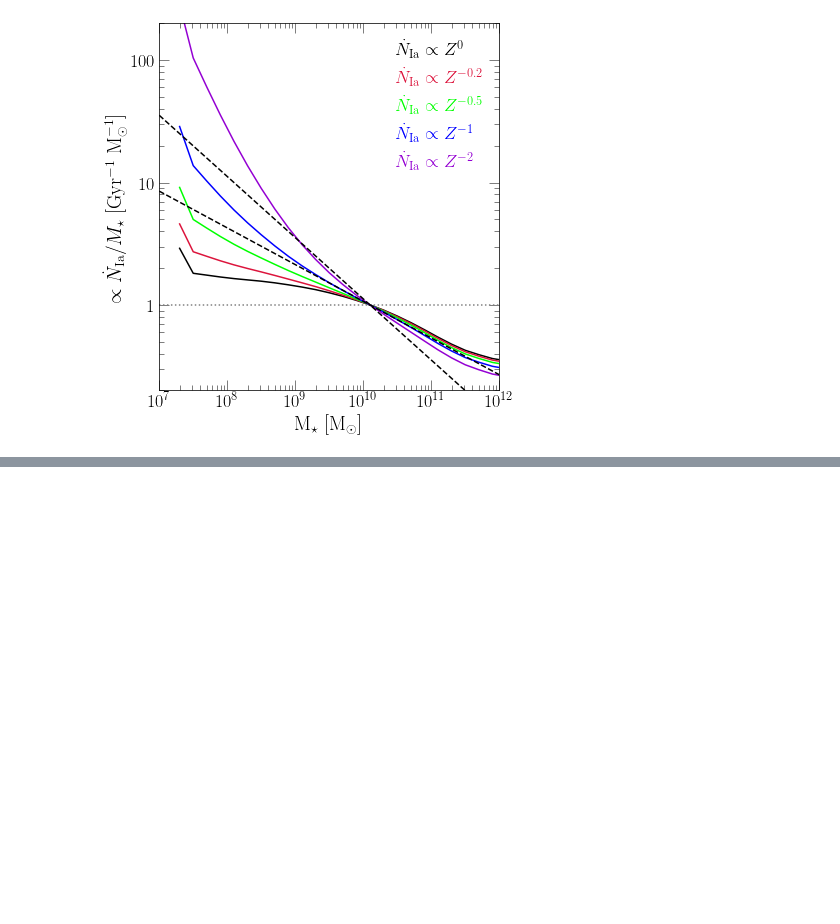
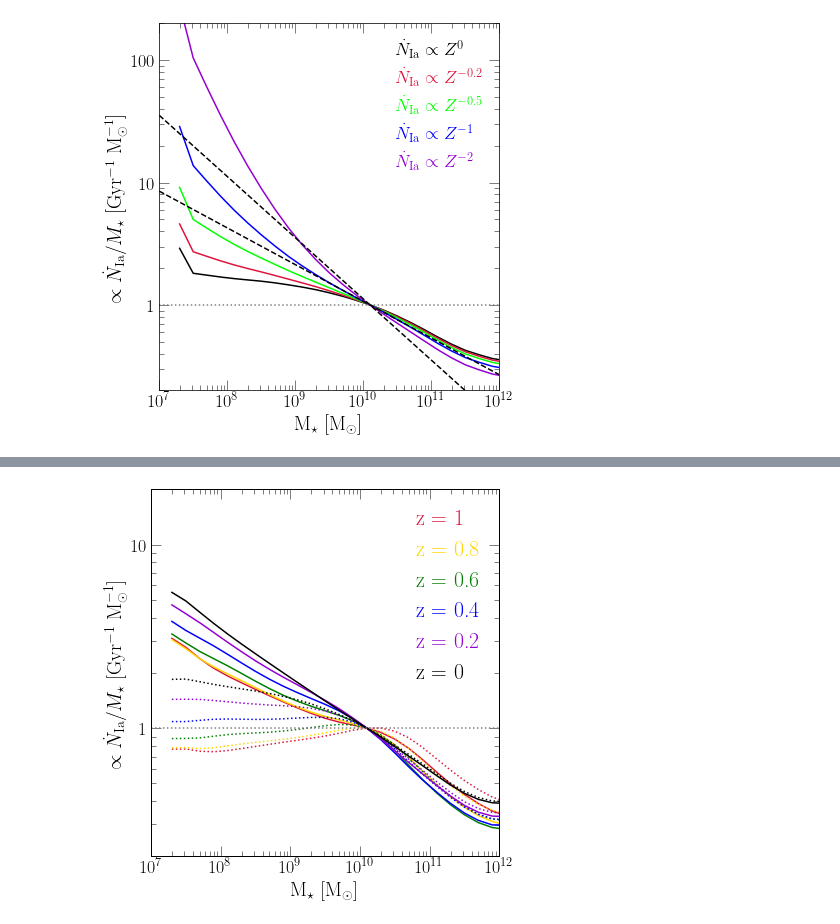
Before and after one commit to giganano/iarates, a Jupyter notebook: notebooks/umachine.ipynb, the cells around one changed output, grey strips where cells are left out. Saved outputs shown, nothing was run; the diff lists cells and outputs as text; code cells hidden in the pictures; blank space fills up the shorter version.

```diff
--- a/notebooks/umachine.ipynb
+++ b/notebooks/umachine.ipynb
@@ -149,0 +230,85 @@ plt.show()
+# %%
+fig = plt.figure(figsize = (6, 6))
+ax = fig.add_subplot(111)
+ax.set_xlabel(r"M$_\star$ [M$_\odot$]")
+ax.set_ylabel(r"$\propto \dot{N}_\text{Ia} / M_\star$ [Gyr$^{-1}$ M$_\odot^{-1}$]")
+ax.set_xscale("log")
+ax.set_yscale("log")
+ax.yaxis.set_major_formatter(fsf("%g"))
+ax.set_xlim([10**7, 10**12])
+ax.set_ylim([0.2, 20])
+
+redshifts = [0, 0.2, 0.4, 0.6, 0.8, 1][::-1]
+colors = {
+    0: "black",
+    0.2: "darkviolet",
+    0.4: "blue",
+    0.6: "green",
+    0.8: "gold",
+    1: "crimson"
+}
+# redshifts = [0, 0.05, 0.1, 0.15, 0.2, 0.25][::-1]
+# colors = {
+#     0: "black",
+#     0.05: "darkviolet",
+#     0.1: "blue",
+#     0.15: "green",
+#     0.20: "gold",
+#     0.25: "crimson"
+# }
+for z in redshifts:
+    allmasses = [10**_ for _ in umachine_masses]
+    yvals = []
+    idx = umachine_masses.index(10.1)
+    for j in range(len(allmasses)):
+        kwargs = {
+            "Z": 0.014 * 10**zahid2014(allmasses[j], z),
+            "Zscaling_plaw_index": -0.5,
+            "z": z
+        }
+        ria, mstar = relative_ia_rate(umachine_masses[j], **kwargs)
+        if j == idx: print(np.log10(mstar))
+        yvals.append(ria / mstar)
+    pre = 1 / yvals[idx]
+    yvals = [pre * _ for _ in yvals]
+    kwargs = {
+        "c": named_colors()[colors[z]],
+        "label": "z = %g" % (z)
+    }
+    ax.plot(allmasses, yvals, **kwargs)
+
+    yvals = []
+    for j in range(len(allmasses)):
+        kwargs = {
+            "Z": 0.014 * 10**zahid2014(allmasses[j], z),
+            "Zscaling_plaw_index": 0,
+            "z": z
+        }
+        ria, mstar = relative_ia_rate(umachine_masses[j], **kwargs)
+        yvals.append(ria / mstar)
+    idx = umachine_masses.index(10.1)
+    pre = 1 / yvals[idx]
+    yvals = [pre * _ for _ in yvals]
+    kwargs = {
+        "c": named_colors()[colors[z]],
+        "linestyle": ":"
+    }
+    ax.plot(allmasses, yvals, **kwargs)
+
+kwargs = {
+    "loc": mpl_loc("upper right"),
+    "handlelength": 0,
+    "fontsize": 22
+}
+leg = ax.legend(**kwargs)
+fancy_legend(leg, [colors[z] for z in redshifts])
+
+ax.axhline(1, c = named_colors()["grey"], linestyle = ':')
+
+plt.tight_layout()
+for ext in ["pdf", "jpeg"]:
+    kwargs = {}
+    if ext == "jpeg": kwargs["dpi"] = 200
+    plt.savefig("umachine_iarate_zahid_redshiftevol.%s" % (ext), **kwargs)
+plt.show()
+# %% [output]
@@ -149,0 +321 @@ plt.show()
+[figure, added]
```
Also changed, not shown: parts of 3 cells of this notebook, 17 other files.
